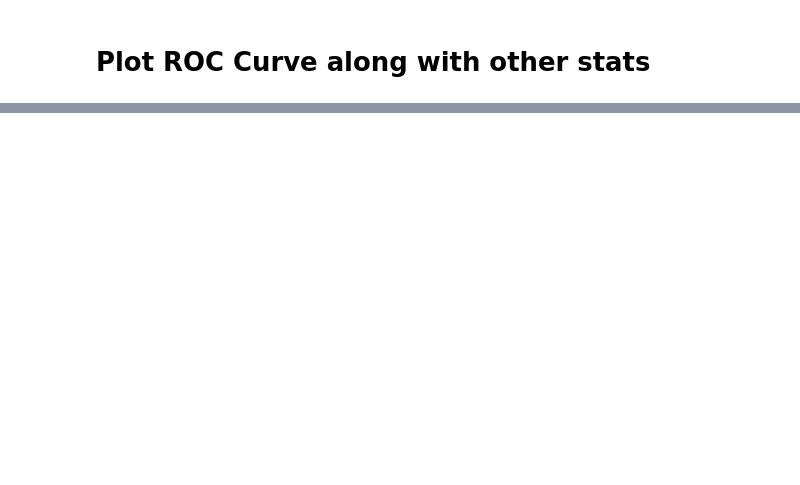
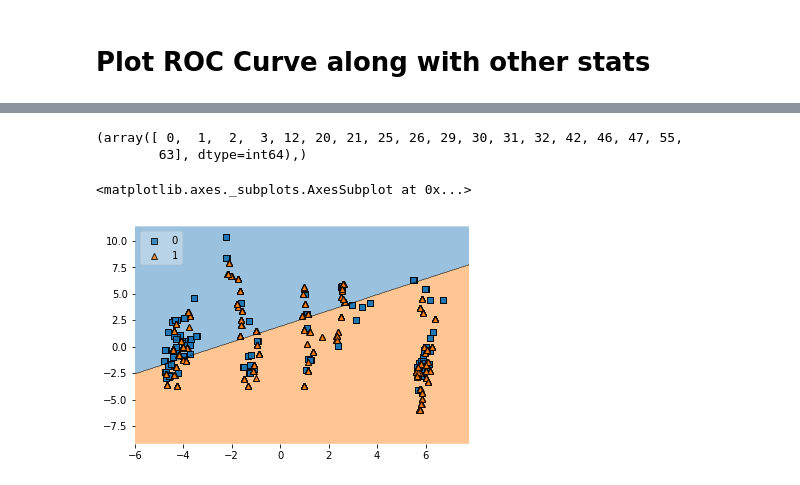
Before and after one commit to tariqrahmani08/CPSC571project, a Jupyter notebook: test-Copy1.ipynb, the cells around one changed output, grey strips where cells are left out. Drawn from its saved outputs; the diff is of its cells as text; code cells hidden in the pictures; blank space fills up the shorter version.

```diff
--- a/test-Copy1.ipynb
+++ b/test-Copy1.ipynb
@@ -91,5 +123,5 @@ df.sort_index(inplace=True)
 # %%
-scaler = MinMaxScaler()
+scaler = StandardScaler()
 df.loc[:, 'neg': 'yesterday_close'] = scaler.fit_transform(df.loc[:, 'neg': 'yesterday_close'])
 # %% [markdown]
 Preprocess and split data into train and test sets
@@ -97,9 +129,7 @@ Preprocess and split data into train and test sets
 get_text_data = FunctionTransformer(lambda x: x['text'], validate=False)
 get_numeric_data = FunctionTransformer(lambda x: x.loc[:, 'neg': 'yesterday_close'], validate=False)
 
-df['text'] = df['text'].str.replace('[^\w\s]',' ')
-
-vect = TfidfVectorizer(analyzer=preprocess_text, strip_accents='unicode', ngram_range=(1, 3))
+# df['text'] = df['text'].str.replace('[^\w\s]',' ')
 
 #X = features, y = class labels
 X = df.loc[:, 'text': 'yesterday_close']
@@ -291,0 +343,12 @@ finalDf = pd.concat([principalDf, df[['value']]], axis = 1)
+# %%
+feats = FeatureUnion([
+              ('numeric_features', Pipeline([
+                  ('selector', get_numeric_data)
+              ])),
+#                 ('text_features', Pipeline([
+#                    ('selector', get_text_data),
+#                    ('vec',  vect)
+#                ]))
+         ])
+
+data = feats.fit_transform(X_train)
@@ -291,0 +396,25 @@ finalDf = pd.concat([principalDf, df[['value']]], axis = 1)
+# %%
+np.where(abs(tsvd.components_[0]) <= 0.01)
+# %% [output]
+(array([ 0,  1,  2,  3, 12, 20, 21, 25, 26, 29, 30, 31, 32, 42, 46, 47, 55,
+        63], dtype=int64),)
+# %%
+from mlxtend.plotting import plot_decision_regions
+from sklearn.manifold import TSNE
+
+tsvd = TruncatedSVD(n_components=3)
+# tsvd = TSNE(n_components=2, verbose=1)
+pca = tsvd.fit(data)
+pca_2d = tsvd.transform(data)
+# %%
+svmClassifier_2d =   model.named_steps['clf'].fit(pca_2d, y_train)
+
+value = 3
+# Plot training sample with feature 3 = 1.5 +/- 0.75
+width = 3
+
+plot_decision_regions(X=pca_2d, y=y_train.values, clf=svmClassifier_2d, filler_feature_values={2: value},
+                      filler_feature_ranges={2: width}, legend=2)
+# %% [output]
+<matplotlib.axes._subplots.AxesSubplot at 0x...>
+[figure, added]
```
Also changed, not shown: parts of 14 cells of this notebook.
